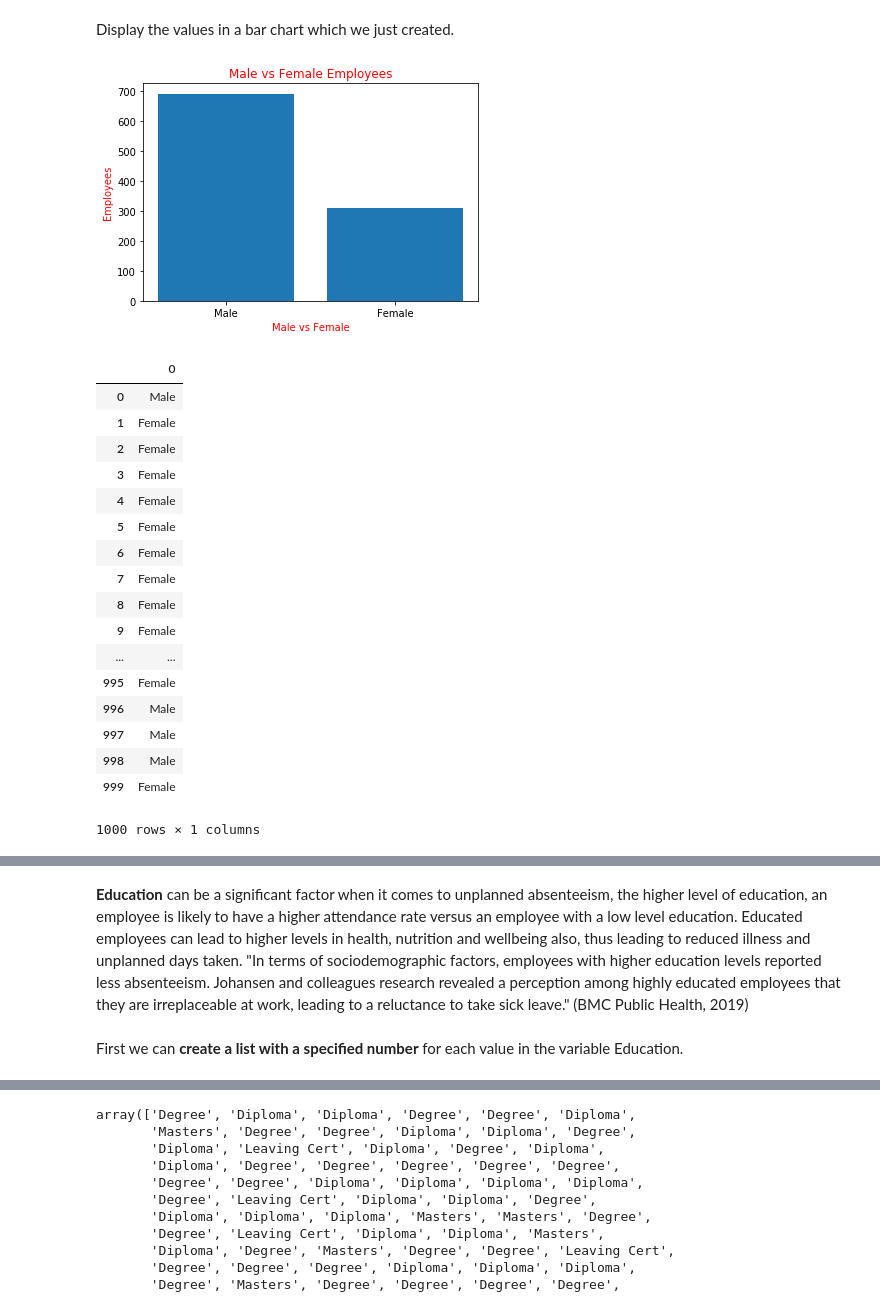
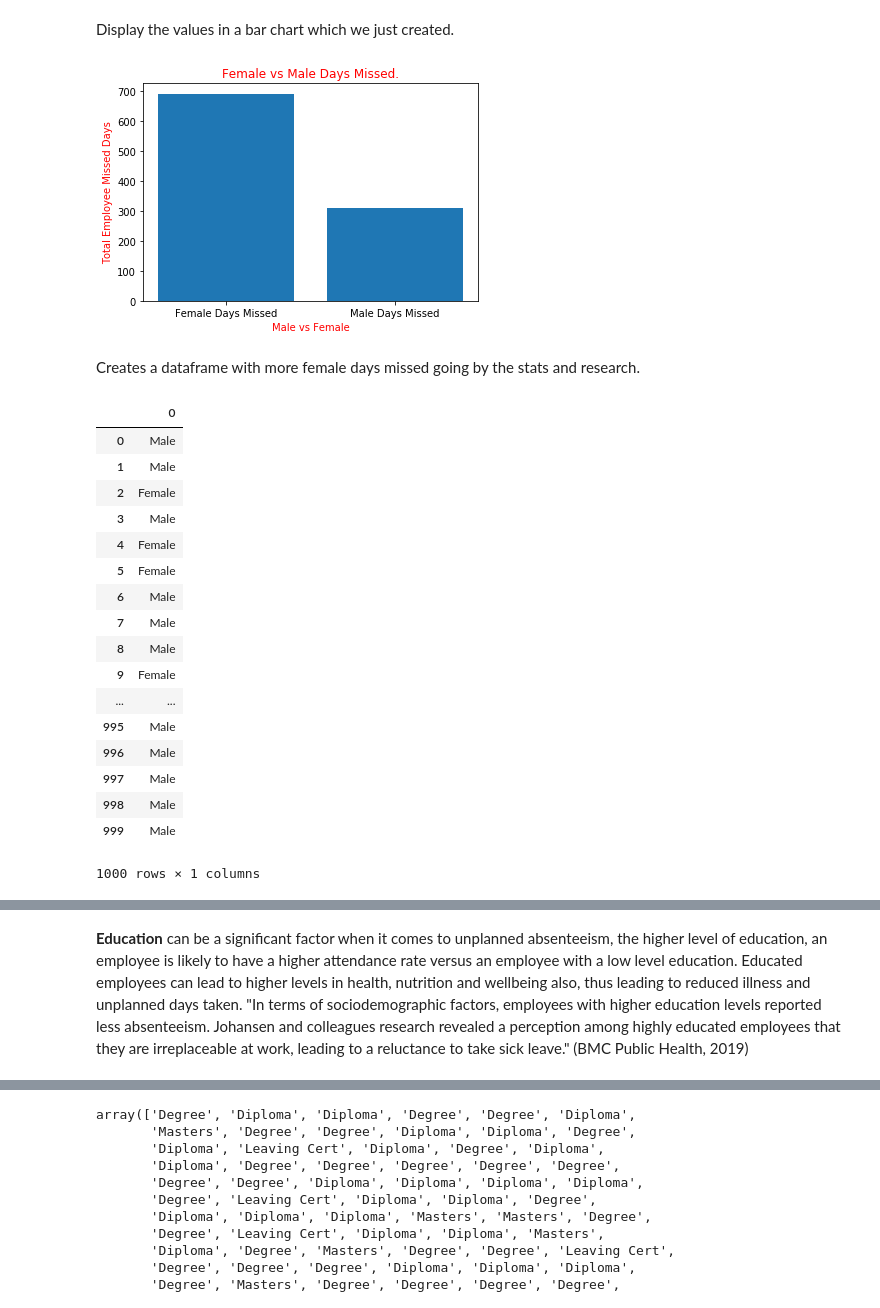
Before and after one commit to daithimarkham/Programming-for-Data-Analysis-Project-2019, a Jupyter notebook: Programming for Data Analysis Project 2019.ipynb, the cells around one changed output, grey strips where cells are left out. Drawn from its saved outputs; the diff is of its cells as text; code cells hidden in the pictures.

Commit message:
Notebook updated, variables finished.

```diff
--- a/Programming for Data Analysis Project 2019.ipynb
+++ b/Programming for Data Analysis Project 2019.ipynb
@@ -359,49 +366,52 @@ Display the values in a bar chart which we just created.
 # %%
 Values_genders = [691, 309] # Assign values from our gender figures above.
 
 
-Barchart_names = ('Male', 'Female') # Labels the barchart
+Barchart_names = ('Female Days Missed', 'Male Days Missed') # Labels the barchart
 
 
 y_pos = np.arange(len(Barchart_names)) # Labels the gender values.
 
 plt.bar(y_pos, Values_genders) # Assigns the values we gave above to male/female.
 
 # Create names on the x-axis
 plt.xticks(y_pos, Barchart_names)
 
 plt.xlabel('Male vs Female', color="red") # Labels the X axis
 
 
-plt.ylabel("Employees", color="red") # Labels the Y axis.
+plt.ylabel("Total Employee Missed Days", color="red") # Labels the Y axis.
 
-plt.title("Male vs Female Employees", color="red") # Titles the chart.
+plt.title("Female vs Male Days Missed.", color="red") # Titles the chart.
 plt.show()
 # %% [output]
-[figure, old version]
+[figure, new version]
+# %% [markdown]
+Creates a dataframe with more female days missed going by the stats and research.
 # %%
-Gender = ["Male", "Female"]
+Gender_Days = ["Male", "Female"] # Creating our list.
 
-df2 = pd.DataFrame(np.random.choice(Gender,1000, p= [0.31, 0.69])) # Generate 1000 random values of the employee gender.
+# p= is the probability we are setting for our variable.
+df2 = pd.DataFrame(np.random.choice(Gender,1000, p= [0.65, 0.35])) # Generate 1000 random values of the employee gender.
 df2 # Displays the gender.
 # %% [output]
 |  | 0 |
 | 0 | Male |
-| 1 | Female |
+| 1 | Male |
 | 2 | Female |
-| 3 | Female |
+| 3 | Male |
 | 4 | Female |
 | 5 | Female |
-| 6 | Female |
-| 7 | Female |
-| 8 | Female |
+| 6 | Male |
+| 7 | Male |
+| 8 | Male |
 | 9 | Female |
 | ... | ... |
-| 995 | Female |
+| 995 | Male |
 | 996 | Male |
 | 997 | Male |
 | 998 | Male |
-| 999 | Female |
+| 999 | Male |
 1000 rows × 1 columns
 # %% [markdown]
 ### 2.3 Education
@@ -409,5 +419,3 @@ df2 # Displays the gender.
 ![Title](Images/Education.jpg) Source (Morrisson Cogen, 2017)
 # %% [markdown]
 **Education** can be a significant factor when it comes to unplanned absenteeism, the higher level of education, an employee is likely to have a higher attendance rate versus an employee with a low level education. Educated employees can lead to higher levels in health, nutrition and wellbeing also, thus leading to reduced illness and unplanned days taken. "In terms of sociodemographic factors, employees with higher education levels reported less absenteeism. Johansen and colleagues research revealed a perception among highly educated employees that they are irreplaceable at work, leading to a reluctance to take sick leave." (BMC Public Health, 2019)
-# %% [markdown]
-First we can **create a list with a specified number** for each value in the variable Education.
```
Also changed, not shown: parts of 42 cells of this notebook.
